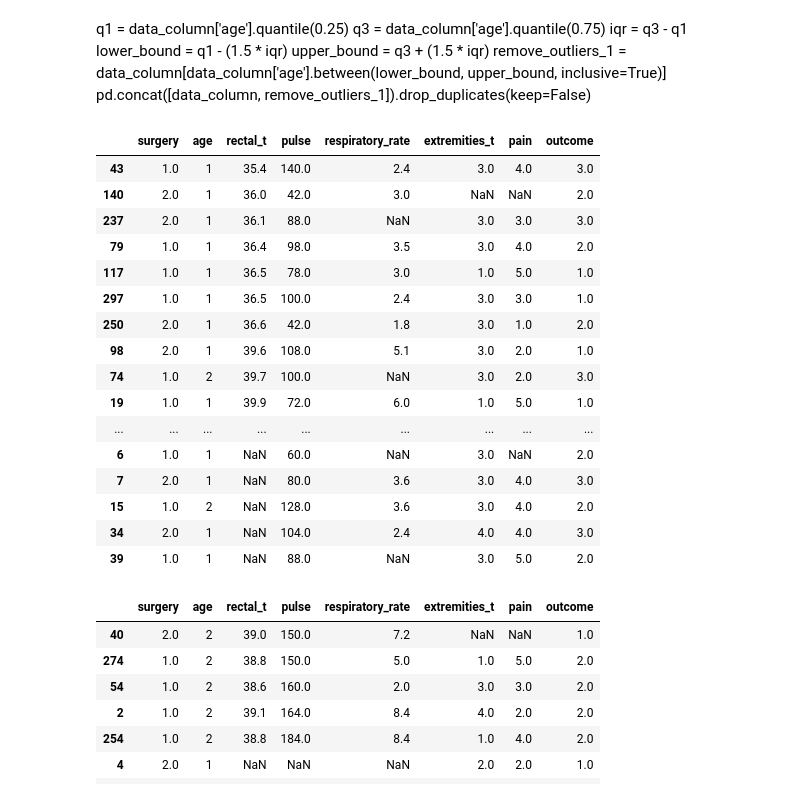
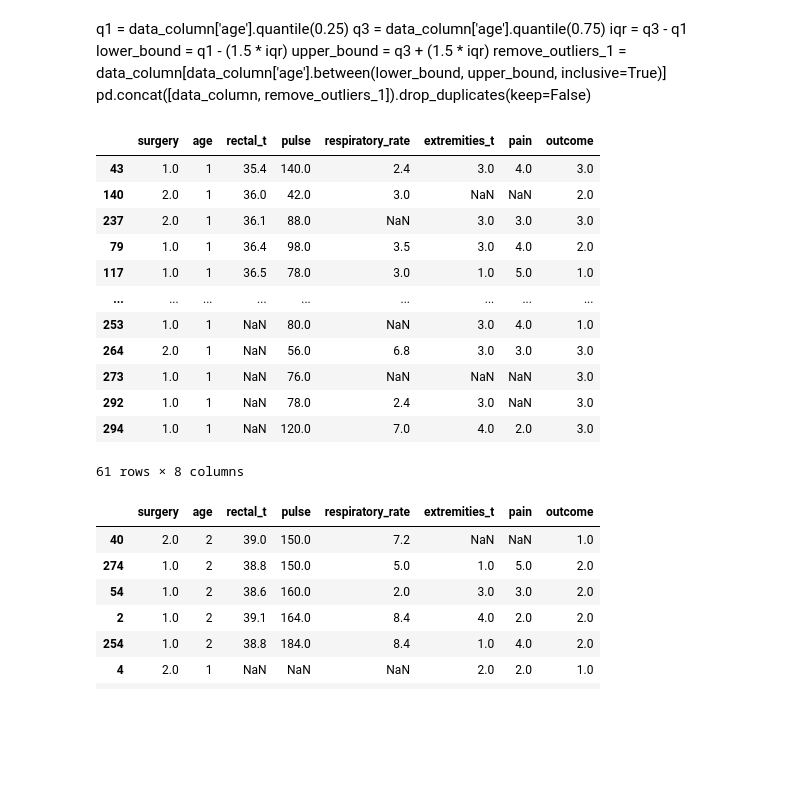
Before and after one commit to Ratgard/DZ_2, a Jupyter notebook: DZ_15/DZ_15.ipynb, the cells around one changed output. Saved outputs shown, nothing was run; the diff lists cells and outputs as text; code cells hidden in the pictures; blank space fills up the shorter version.

```diff
--- a/DZ_15/DZ_15.ipynb
+++ b/DZ_15/DZ_15.ipynb
@@ -159,29 +158,25 @@ pd.concat([data_column, remove_outliers_1]).drop_duplicates(keep=False)
 # %%
 q1 = data_column['rectal_t'].quantile(0.25)
 q3 = data_column['rectal_t'].quantile(0.75)
 iqr = q3 - q1
 lower_bound = q1 - (1.5 * iqr)
 upper_bound = q3 + (1.5 * iqr)
 remove_outliers_2 = data_column[data_column['rectal_t'].between(lower_bound, upper_bound, inclusive=True)]
-pd.concat([data_column, remove_outliers_2]).drop_duplicates(keep=False).sort_values('rectal_t').head(20)
+pd.concat([data_column, remove_outliers_2]).drop_duplicates(keep=False).sort_values('rectal_t')
 # %% [output]
 |  | surgery | age | rectal_t | pulse | respiratory_rate | extremities_t | pain | outcome |
 | 43 | 1.0 | 1 | 35.4 | 140.0 | 2.4 | 3.0 | 4.0 | 3.0 |
 | 140 | 2.0 | 1 | 36.0 | 42.0 | 3.0 | NaN | NaN | 2.0 |
 | 237 | 2.0 | 1 | 36.1 | 88.0 | NaN | 3.0 | 3.0 | 3.0 |
 | 79 | 1.0 | 1 | 36.4 | 98.0 | 3.5 | 3.0 | 4.0 | 2.0 |
 | 117 | 1.0 | 1 | 36.5 | 78.0 | 3.0 | 1.0 | 5.0 | 1.0 |
-| 297 | 1.0 | 1 | 36.5 | 100.0 | 2.4 | 3.0 | 3.0 | 1.0 |
-| 250 | 2.0 | 1 | 36.6 | 42.0 | 1.8 | 3.0 | 1.0 | 2.0 |
-| 98 | 2.0 | 1 | 39.6 | 108.0 | 5.1 | 3.0 | 2.0 | 1.0 |
-| 74 | 1.0 | 2 | 39.7 | 100.0 | NaN | 3.0 | 2.0 | 3.0 |
-| 19 | 1.0 | 1 | 39.9 | 72.0 | 6.0 | 1.0 | 5.0 | 1.0 |
 | ... | ... | ... | ... | ... | ... | ... | ... | ... |
-| 6 | 1.0 | 1 | NaN | 60.0 | NaN | 3.0 | NaN | 2.0 |
-| 7 | 2.0 | 1 | NaN | 80.0 | 3.6 | 3.0 | 4.0 | 3.0 |
-| 15 | 1.0 | 2 | NaN | 128.0 | 3.6 | 3.0 | 4.0 | 2.0 |
-| 34 | 2.0 | 1 | NaN | 104.0 | 2.4 | 4.0 | 4.0 | 3.0 |
-| 39 | 1.0 | 1 | NaN | 88.0 | NaN | 3.0 | 5.0 | 2.0 |
+| 253 | 1.0 | 1 | NaN | 80.0 | NaN | 3.0 | 4.0 | 1.0 |
+| 264 | 2.0 | 1 | NaN | 56.0 | 6.8 | 3.0 | 3.0 | 3.0 |
+| 273 | 1.0 | 1 | NaN | 76.0 | NaN | NaN | NaN | 3.0 |
+| 292 | 1.0 | 1 | NaN | 78.0 | 2.4 | 3.0 | NaN | 3.0 |
+| 294 | 1.0 | 1 | NaN | 120.0 | 7.0 | 4.0 | 2.0 | 3.0 |
+61 rows × 8 columns
 # %%
 q1 = data_column['pulse'].quantile(0.25)
 q3 = data_column['pulse'].quantile(0.75)
```
Also changed, not shown: parts of 33 cells of this notebook.
